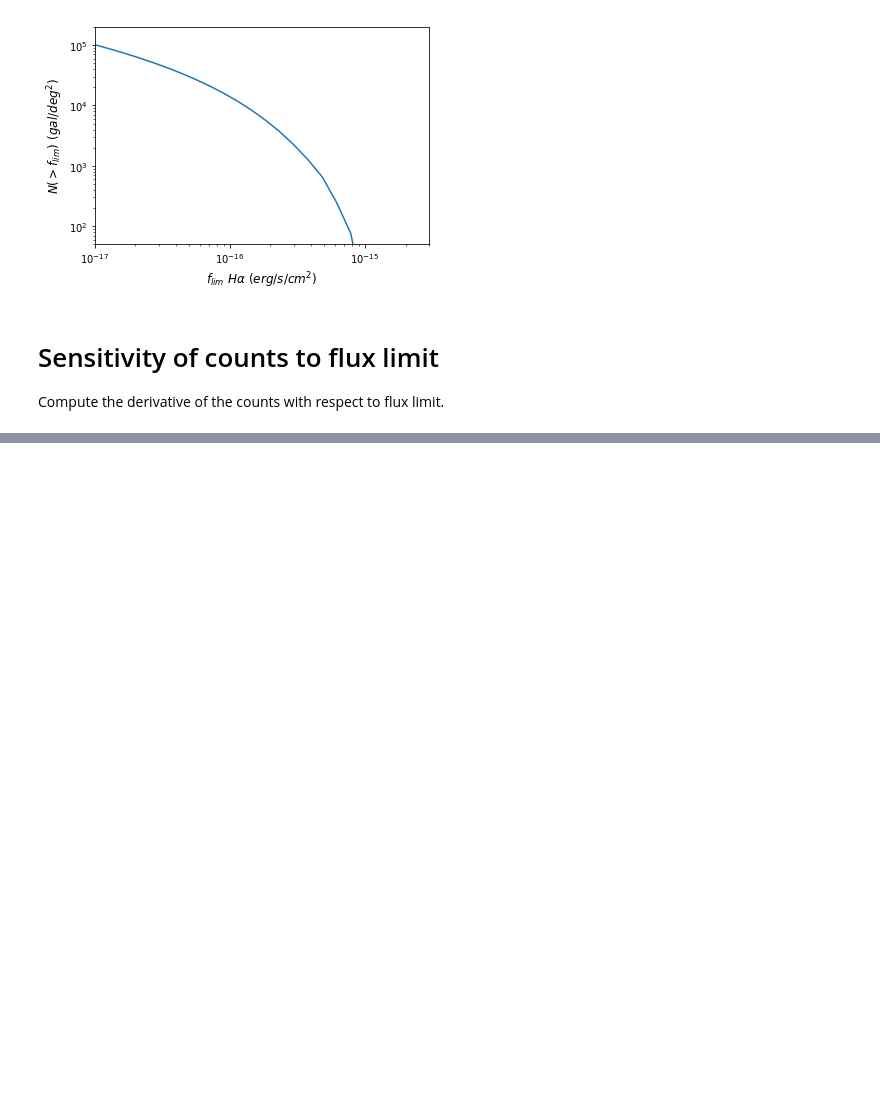
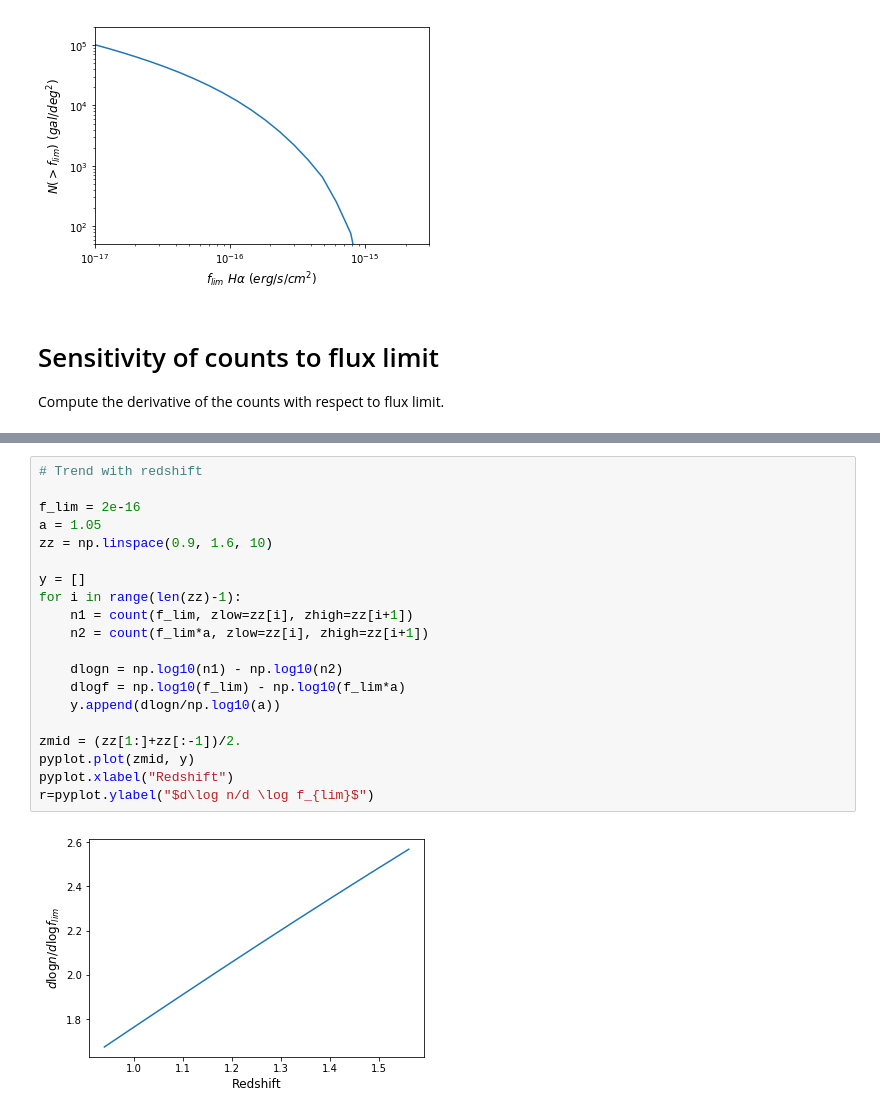
Before and after one commit to bengranett/syseffects_notebook, a Jupyter notebook: galaxy_counts.ipynb, the cells around one changed output, grey strips where cells are left out. Saved outputs shown, nothing was run; the diff lists cells and outputs as text; blank space fills up the shorter version.

```diff
--- a/galaxy_counts.ipynb
+++ b/galaxy_counts.ipynb
@@ -108,0 +109,22 @@ r=pyplot.ylabel("$ d \log n / d \log f_{lim}$")
+# %%
+# Trend with redshift
+
+f_lim = 2e-16
+a = 1.05
+zz = np.linspace(0.9, 1.6, 10)
+
+y = []
+for i in range(len(zz)-1):
+    n1 = count(f_lim, zlow=zz[i], zhigh=zz[i+1])
+    n2 = count(f_lim*a, zlow=zz[i], zhigh=zz[i+1])
+
+    dlogn = np.log10(n1) - np.log10(n2)
+    dlogf = np.log10(f_lim) - np.log10(f_lim*a)
+    y.append(dlogn/np.log10(a))
+
+zmid = (zz[1:]+zz[:-1])/2.
+pyplot.plot(zmid, y)
+pyplot.xlabel("Redshift")
+r=pyplot.ylabel("$d\log n/d \log f_{lim}$")
+# %% [output]
+[figure, added]
```
Also changed, not shown: parts of 1 cell of this notebook.
